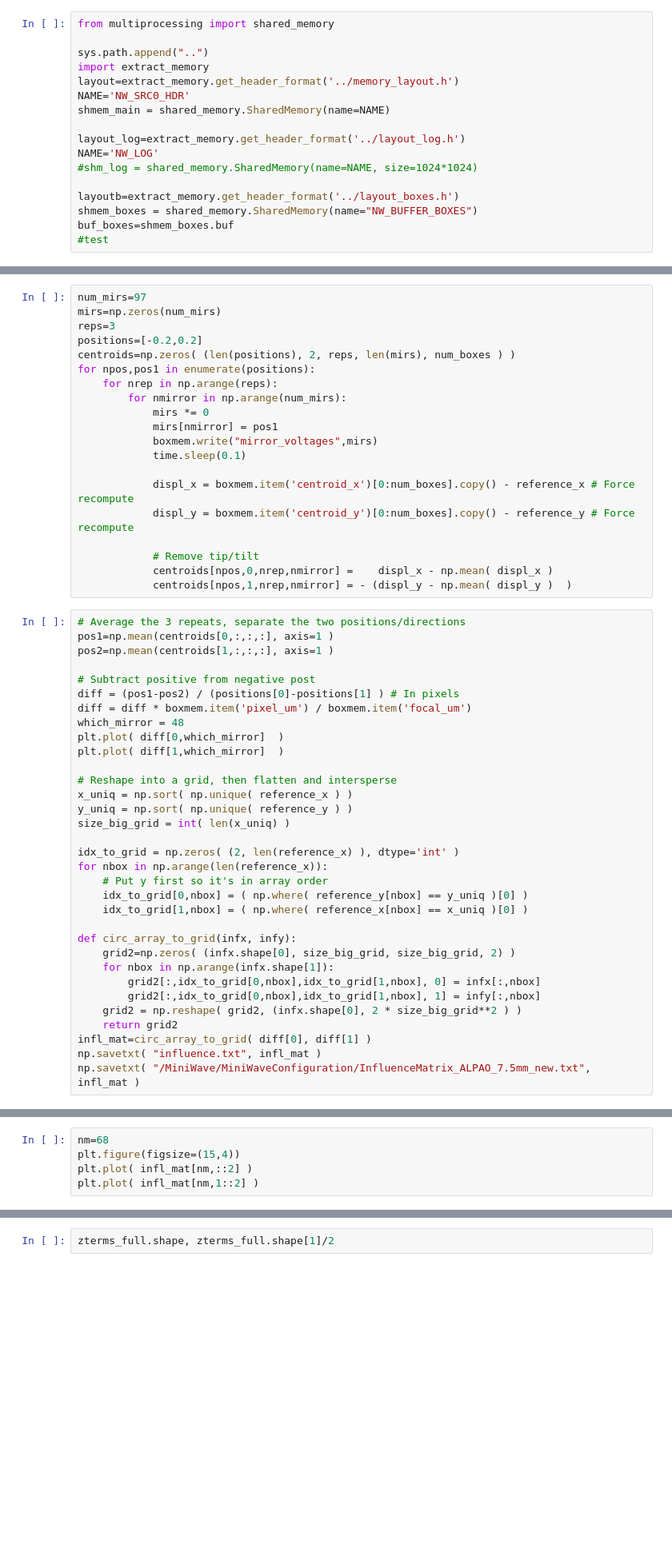
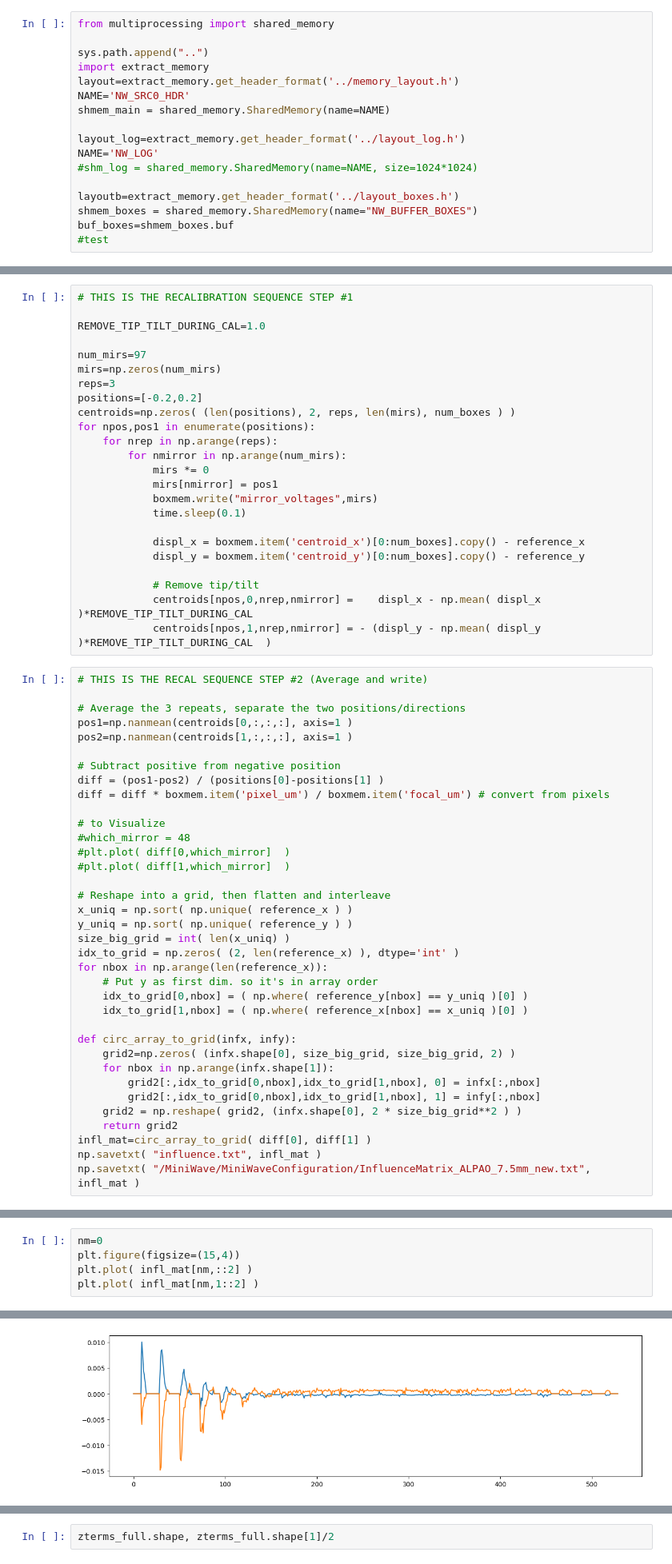
Before and after one commit to YoonOpticsLab/nextwave, a Jupyter notebook: dev/shmem_recalibrate.ipynb, the cells around one changed output, grey strips where cells are left out. Shown at 80% size. Cells and saved outputs as stored; diff of their text form; blank space fills up the shorter version.

```diff
--- a/dev/shmem_recalibrate.ipynb
+++ b/dev/shmem_recalibrate.ipynb
@@ -71,4 +76,8 @@ print( boxmem.get_fields() )
 # %%
+# THIS IS THE RECALIBRATION SEQUENCE STEP #1
+
+REMOVE_TIP_TILT_DURING_CAL=1.0
+
 num_mirs=97
 mirs=np.zeros(num_mirs)
 reps=3
@@ -82,32 +91,35 @@ for npos,pos1 in enumerate(positions):
             boxmem.write("mirror_voltages",mirs)
             time.sleep(0.1)
 
-            displ_x = boxmem.item('centroid_x')[0:num_boxes].copy() - reference_x # Force recompute
-            displ_y = boxmem.item('centroid_y')[0:num_boxes].copy() - reference_y # Force recompute
+            displ_x = boxmem.item('centroid_x')[0:num_boxes].copy() - reference_x
+            displ_y = boxmem.item('centroid_y')[0:num_boxes].copy() - reference_y
 
             # Remove tip/tilt
-            centroids[npos,0,nrep,nmirror] =    displ_x - np.mean( displ_x )
-            centroids[npos,1,nrep,nmirror] = - (displ_y - np.mean( displ_y )  )
+            centroids[npos,0,nrep,nmirror] =    displ_x - np.mean( displ_x )*REMOVE_TIP_TILT_DURING_CAL
+            centroids[npos,1,nrep,nmirror] = - (displ_y - np.mean( displ_y )*REMOVE_TIP_TILT_DURING_CAL  )
 # %%
+# THIS IS THE RECAL SEQUENCE STEP #2 (Average and write)
+
 # Average the 3 repeats, separate the two positions/directions
-pos1=np.mean(centroids[0,:,:,:], axis=1 )
-pos2=np.mean(centroids[1,:,:,:], axis=1 )
+pos1=np.nanmean(centroids[0,:,:,:], axis=1 )
+pos2=np.nanmean(centroids[1,:,:,:], axis=1 )
 
-# Subtract positive from negative post
-diff = (pos1-pos2) / (positions[0]-positions[1] ) # In pixels
-diff = diff * boxmem.item('pixel_um') / boxmem.item('focal_um')
-which_mirror = 48
-plt.plot( diff[0,which_mirror]  )
-plt.plot( diff[1,which_mirror]  )
+# Subtract positive from negative position
+diff = (pos1-pos2) / (positions[0]-positions[1] )
+diff = diff * boxmem.item('pixel_um') / boxmem.item('focal_um') # convert from pixels
 
-# Reshape into a grid, then flatten and intersperse
+# to Visualize
+#which_mirror = 48
+#plt.plot( diff[0,which_mirror]  )
+#plt.plot( diff[1,which_mirror]  )
+
+# Reshape into a grid, then flatten and interleave
 x_uniq = np.sort( np.unique( reference_x ) )
 y_uniq = np.sort( np.unique( reference_y ) )
 size_big_grid = int( len(x_uniq) )
-
 idx_to_grid = np.zeros( (2, len(reference_x) ), dtype='int' )
 for nbox in np.arange(len(reference_x)):
-    # Put y first so it's in array order
+    # Put y as first dim. so it's in array order
     idx_to_grid[0,nbox] = ( np.where( reference_y[nbox] == y_uniq )[0] )
     idx_to_grid[1,nbox] = ( np.where( reference_x[nbox] == x_uniq )[0] )
 
@@ -124,5 +151,6 @@ np.savetxt( "/MiniWave/MiniWaveConfiguration/InfluenceMatrix_ALPAO_7.5mm_new.txt
 # %%
-nm=68
+nm=0
 plt.figure(figsize=(15,4))
 plt.plot( infl_mat[nm,::2] )
 plt.plot( infl_mat[nm,1::2] )
+# %% [output]
@@ -129,3 +158,4 @@ plt.plot( infl_mat[nm,1::2] )
+[figure, added]
 # %%
 plt.figure(figsize=(15,4))
 plt.imshow( infl_mat[:,::], cmap='bone' )
```
Also changed, not shown: parts of 22 cells of this notebook, 1 other file.
